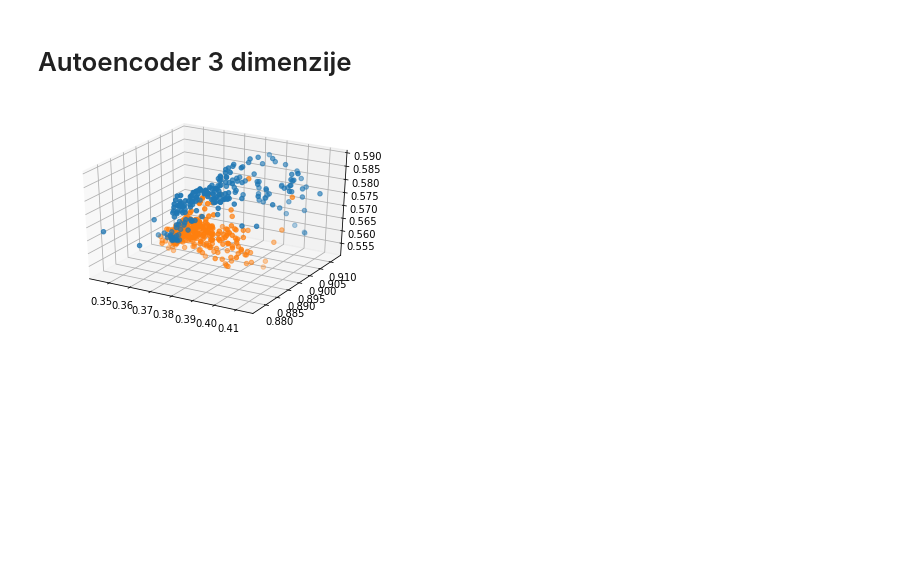
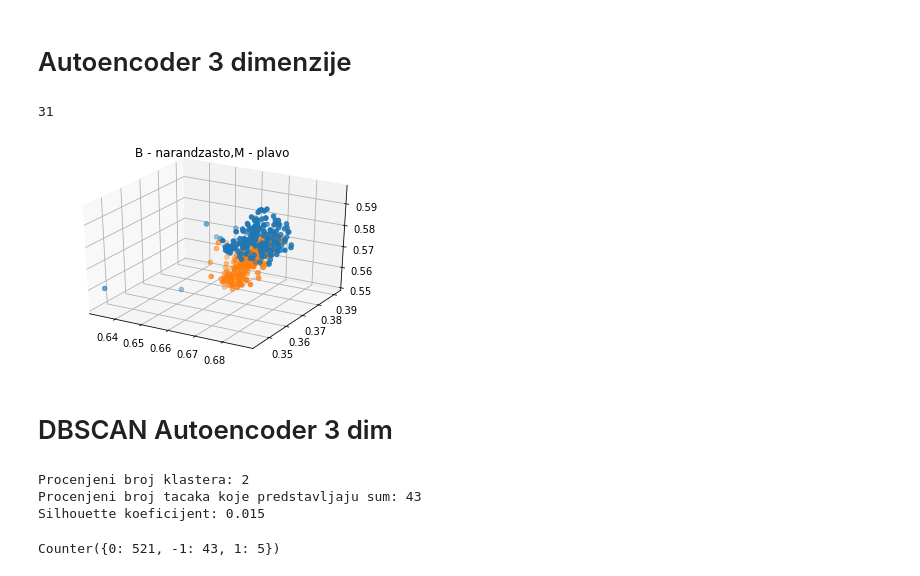
Before and after one commit to nikoleta-vukajlovic/RI-vizuelizacija-podataka, a Jupyter notebook: cancer/cancer.ipynb, the cells around one changed output. Drawn from its saved outputs; the diff is of its cells as text; code cells hidden in the pictures; blank space fills up the shorter version.

```diff
--- a/cancer/cancer.ipynb
+++ b/cancer/cancer.ipynb
@@ -196,2 +397,11 @@ plt.pcolor(som.distance_map().T, cmap='bone_r')
 # %% [markdown]
 # Autoencoder 3 dimenzije
+# %%
+df = pd.read_csv("../data/breast-cancer.csv")
+# %%
+feature_names = [c for c in df.columns if c not in ["id", "diagnosis"]]
+df["diagnosis"] = df["diagnosis"].apply(lambda x: 1 if x == "M" else 0)
+X = np.array(df[feature_names].fillna(0))
+y = np.array(df["diagnosis"])
+# %%
+df.drop(columns='Unnamed: 32', inplace=True)
@@ -198,3 +411,8 @@ plt.pcolor(som.distance_map().T, cmap='bone_r')
+# %%
+input_dim = X.shape[1]
+input_dim
+# %% [output]
+31
 # %%
 encoding_dim = 3
 # %%
@@ -215,9 +433,12 @@ x0 = joined[joined['diagnosis'] == 0]
 # %%
 fig = plt.figure()
 ax = fig.add_subplot(111, projection='3d')
+plt.title('B - narandzasto,M - plavo')
 ax.scatter(x1['factor_1'],x1['factor_2'],x1['factor_3'])
 ax.scatter(x0['factor_1'],x0['factor_2'],x0['factor_3'])
 plt.savefig("cancer3-reference.csv.png")
 plt.show()
 # %% [output]
-[figure, old version]
+[figure, new version]
+# %% [markdown]
+# DBSCAN Autoencoder 3 dim
@@ -223,0 +452,17 @@ plt.show()
+# %%
+n_clusters_ = len(set(labels)) - (1 if -1 in labels else 0)
+n_noise_ = list(labels).count(-1)
+
+print('Procenjeni broj klastera: %d' % n_clusters_)
+print('Procenjeni broj tacaka koje predstavljaju sum: %d' % n_noise_)
+print("Silhouette koeficijent: %0.3f"
+      % metrics.silhouette_score(X, labels))
+# %% [output]
+Procenjeni broj klastera: 2
+Procenjeni broj tacaka koje predstavljaju sum: 43
+Silhouette koeficijent: 0.015
+# %%
+from collections import Counter, defaultdict
+print(Counter(db.labels_))
+# %% [output]
+Counter({0: 521, -1: 43, 1: 5})
```
Also changed, not shown: parts of 36 cells of this notebook, 2 other files.
